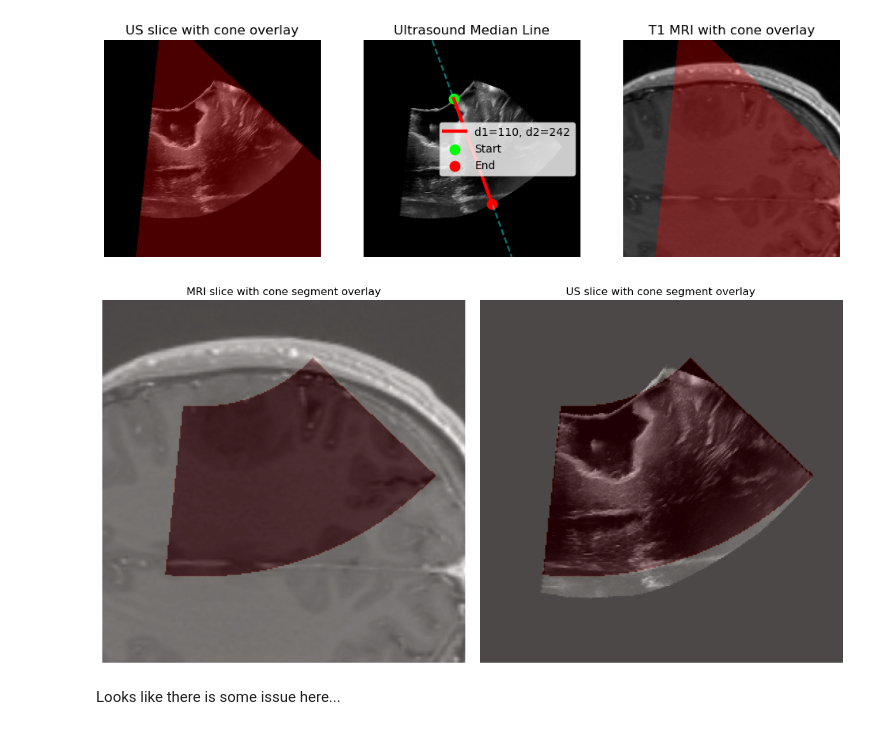
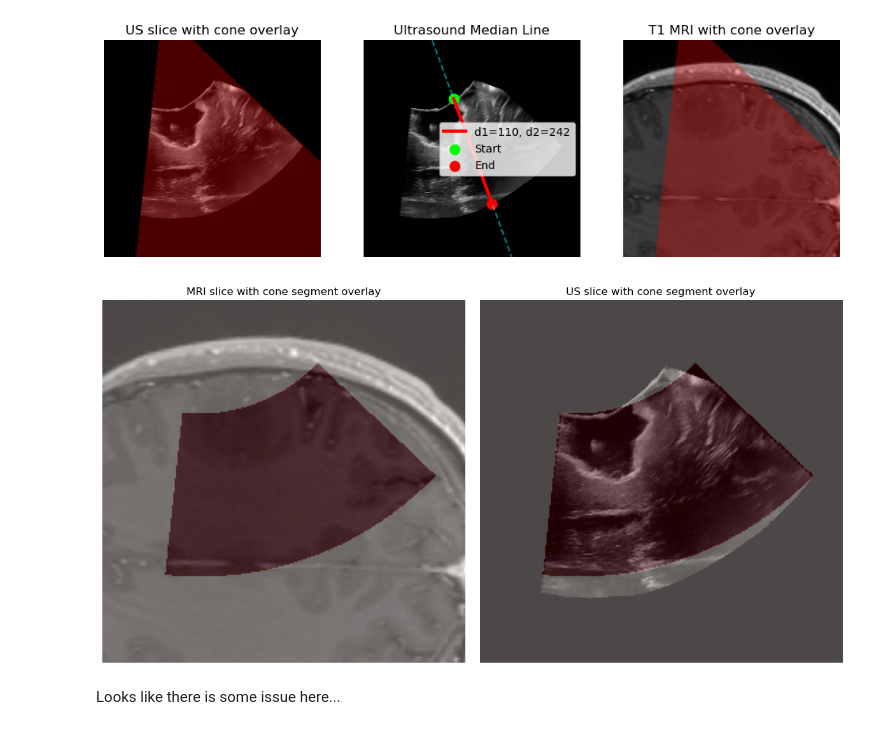
Before and after one commit to gduguey/DiffUS, a Jupyter notebook: notebooks/[DEMO] Train MRI to Impedance MLP - GPU.ipynb, the cells around one changed output. Cells and saved outputs as stored; diff of their text form; code cells hidden in the pictures.

```diff
--- a/notebooks/[DEMO] Train MRI to Impedance MLP - GPU.ipynb
+++ b/notebooks/[DEMO] Train MRI to Impedance MLP - GPU.ipynb
@@ -161,35 +158,35 @@ def mask_cone_segment(mask, apex, direction, d1, d2):
     dist = np.sqrt(vx**2 + vy**2)
     # Create a mask for points within the rounded caps
 
     rounded_mask_d1 = dist >= d1
     rounded_mask_d2 = dist <= d2
     # Combine the masks
     mask = mask & (rounded_mask_d1 | rounded_mask_d2)
     return mask & rounded_mask_d1 & rounded_mask_d2
 
 
 apex = apex_mri_world[:2]
 direction = direction_mri_world[:2]
-d1, d2 = 110, 230
+d1, d2 = 115, 230
 
 mask_segment_mri = mask_cone_segment(mask_mri, apex, direction, d1, d2)
 mask_segment_us = mask_cone_segment(mask_us, np.array([x0, y0]), direction_vec, d1, d2)
 fig, axs = plt.subplots(1, 2, figsize=(12, 6))
 
 axs[0].imshow(t1_slice, cmap='gray', origin='lower')
 axs[0].imshow(mask_segment_mri, cmap='Reds', alpha=0.3, origin='lower')
 axs[0].set_title("MRI slice with cone segment overlay")
 axs[0].axis('off')
 
 axs[1].imshow(us_slice, cmap='gray', origin='lower')
 axs[1].imshow(mask_segment_us, cmap='Reds', alpha=0.3, origin='lower')
 axs[1].set_title("US slice with cone segment overlay")
 axs[1].axis('off')
 
 plt.tight_layout()
 plt.show()
 # %% [output]
-[figure, old version]
+[figure, new version]
 # %% [markdown]
 Looks like there is some issue here...
 # %% [markdown]
```
Also changed, not shown: parts of 6 cells of this notebook.
